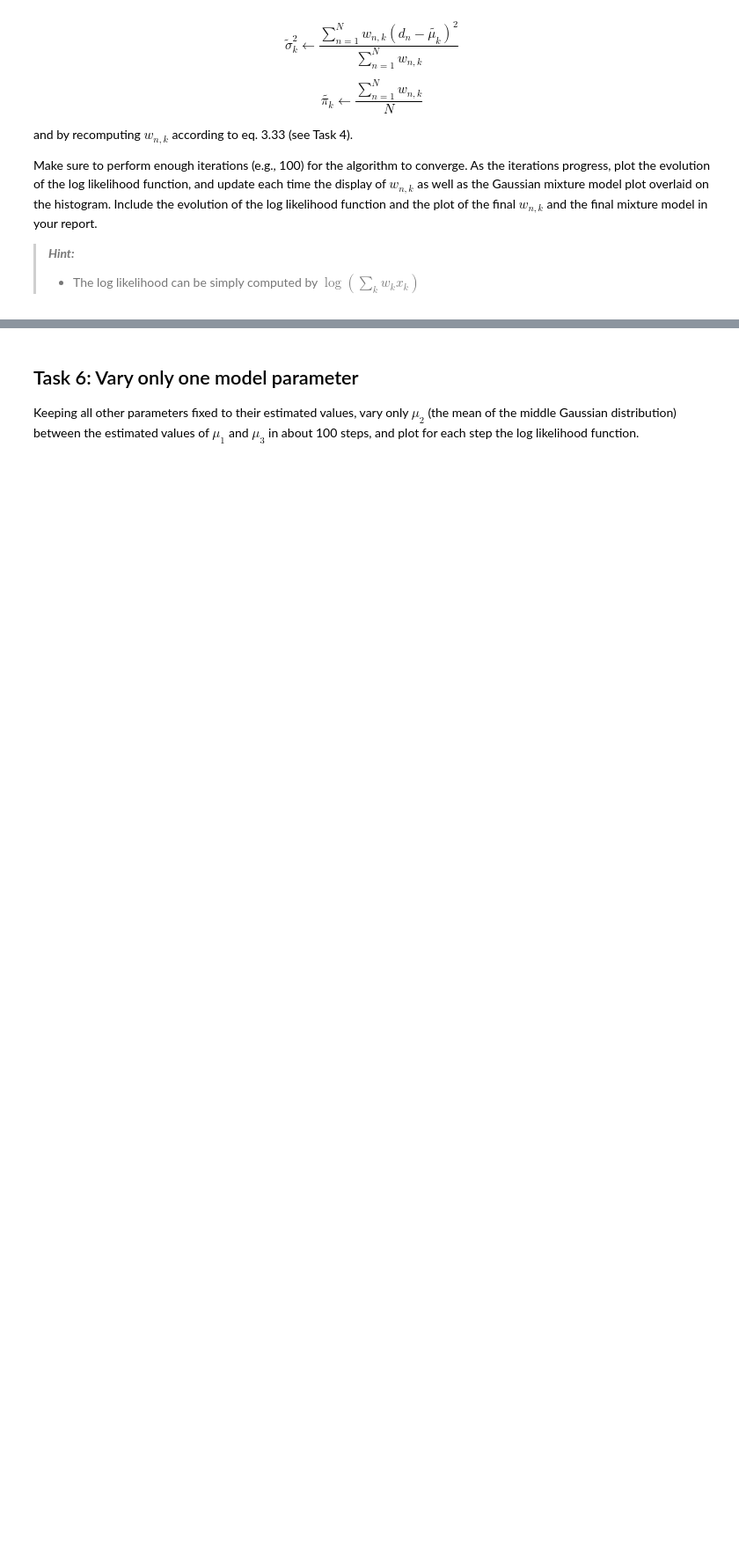
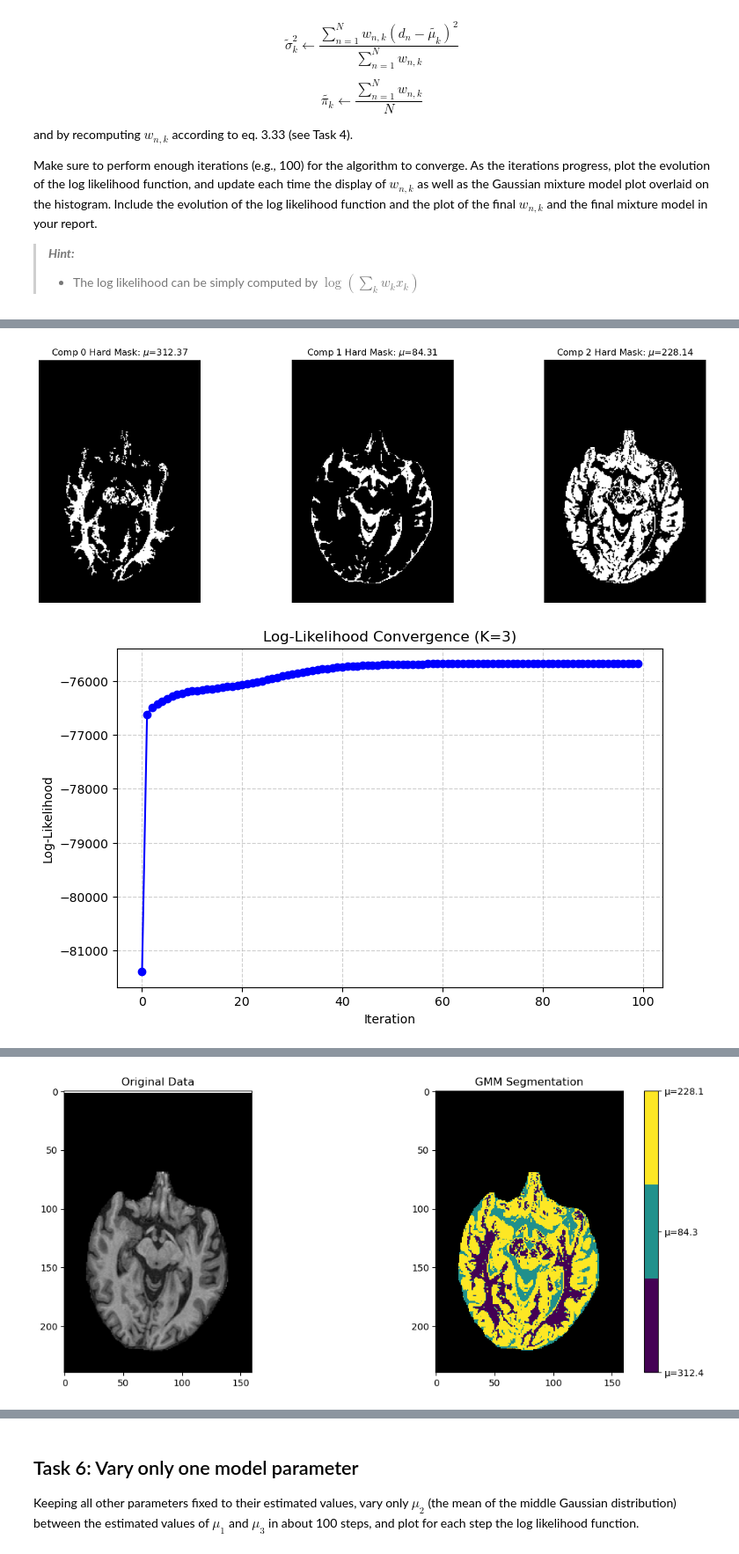
Before and after one commit to HolgeMax/MIA, a Jupyter notebook: Holger/Week_8/Ex5_student1.ipynb, the cells around one changed output, grey strips where cells are left out. Shown at 88% size. Saved outputs shown, nothing was run; the diff lists cells and outputs as text; code cells hidden in the pictures; blank space fills up the shorter version.

```diff
--- a/Holger/Week_8/Ex5_student1.ipynb
+++ b/Holger/Week_8/Ex5_student1.ipynb
@@ -199,0 +458,7 @@ likelihood function and the plot of the final ${w}_{n,k}$ and the final mixture
+# %%
+gmm = GMM(n_iterations=100, k=3)
+gmm.fit(data)
+gmm.e_step
+print("Final Means (mu):", gmm.mu)
+print("Final Variances (sigma):", gmm.sigma)
+print("Final Mixing Coefficients (pi):", gmm.pi)
@@ -199,0 +469,9 @@ likelihood function and the plot of the final ${w}_{n,k}$ and the final mixture
+# %%
+gmm.plot_segmentation_components(data)
+gmm.plot_convergence()
+gmm.plot_responsibilities(data)
+gmm.plot_segmentation(data)
+gmm.plot_hist()
+# %% [output]
+[figure, added]
+[figure, added]
@@ -199,0 +479 @@ likelihood function and the plot of the final ${w}_{n,k}$ and the final mixture
+[figure, added]
```
Also changed, not shown: parts of 5 cells of this notebook.
